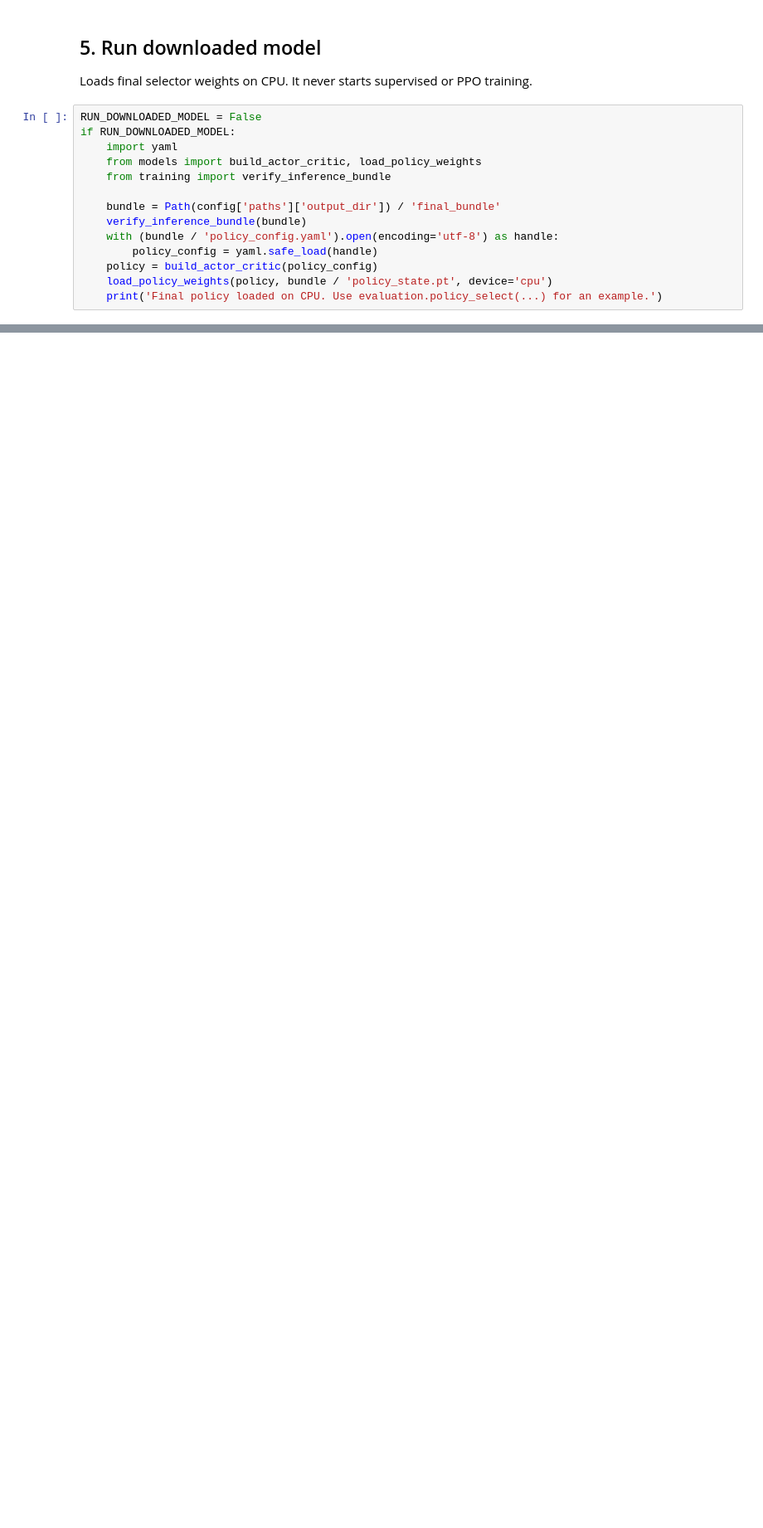
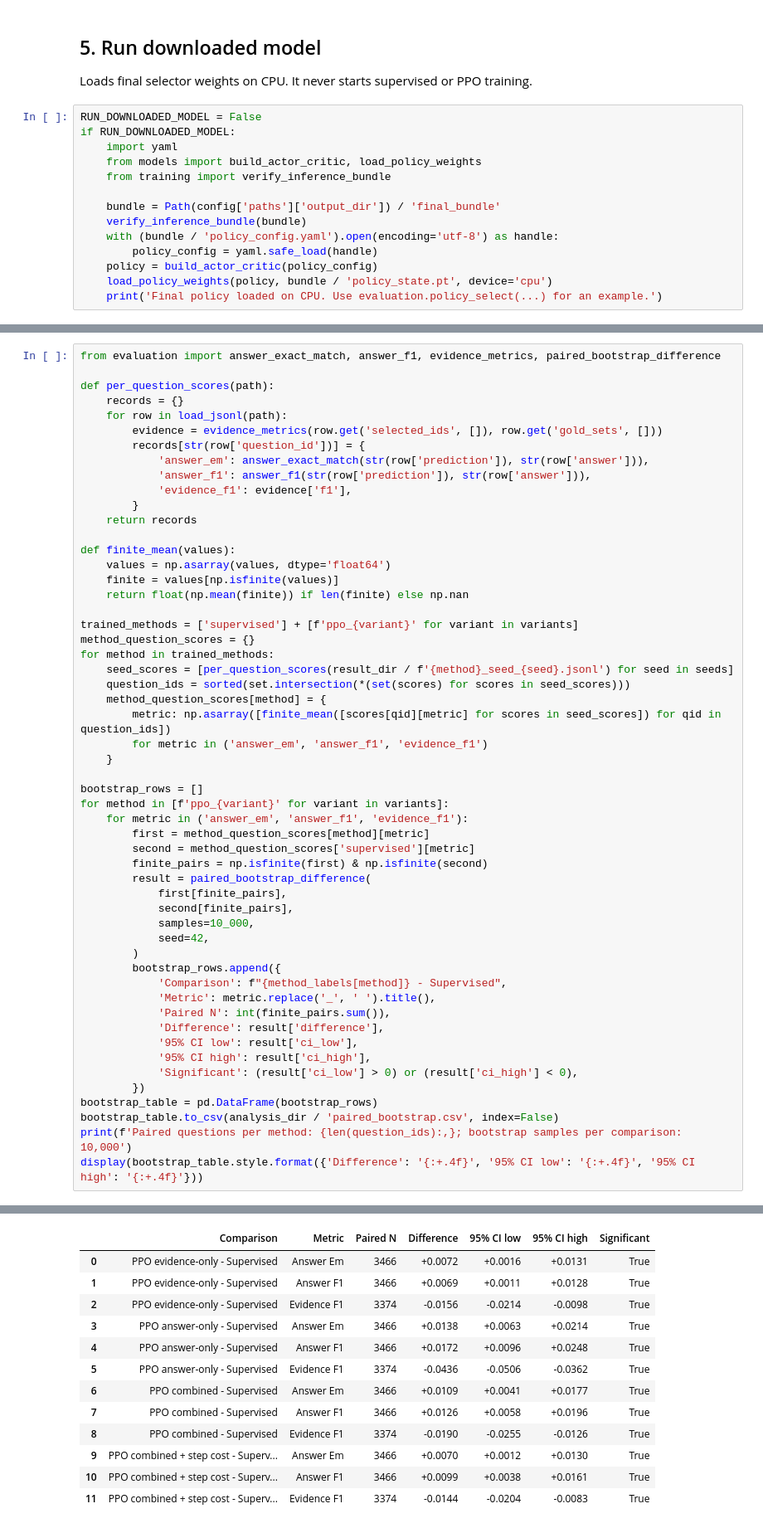
Before and after one commit to Achintya2510/CS_769_Project, a Jupyter notebook: local_workflow.ipynb, the cells around one changed output, grey strips where cells are left out. Shown at 83% size. Saved outputs shown, nothing was run; the diff lists cells and outputs as text; blank space fills up the shorter version.

```diff
--- a/local_workflow.ipynb
+++ b/local_workflow.ipynb
@@ -64,0 +232,55 @@ if RUN_DOWNLOADED_MODEL:
+# %%
+from evaluation import answer_exact_match, answer_f1, evidence_metrics, paired_bootstrap_difference
+
+def per_question_scores(path):
+    records = {}
+    for row in load_jsonl(path):
+        evidence = evidence_metrics(row.get('selected_ids', []), row.get('gold_sets', []))
+        records[str(row['question_id'])] = {
+            'answer_em': answer_exact_match(str(row['prediction']), str(row['answer'])),
+            'answer_f1': answer_f1(str(row['prediction']), str(row['answer'])),
+            'evidence_f1': evidence['f1'],
+        }
+    return records
+
+def finite_mean(values):
+    values = np.asarray(values, dtype='float64')
+    finite = values[np.isfinite(values)]
+    return float(np.mean(finite)) if len(finite) else np.nan
+
+trained_methods = ['supervised'] + [f'ppo_{variant}' for variant in variants]
+method_question_scores = {}
+for method in trained_methods:
+    seed_scores = [per_question_scores(result_dir / f'{method}_seed_{seed}.jsonl') for seed in seeds]
+    question_ids = sorted(set.intersection(*(set(scores) for scores in seed_scores)))
+    method_question_scores[method] = {
+        metric: np.asarray([finite_mean([scores[qid][metric] for scores in seed_scores]) for qid in question_ids])
+        for metric in ('answer_em', 'answer_f1', 'evidence_f1')
+    }
+
+bootstrap_rows = []
+for method in [f'ppo_{variant}' for variant in variants]:
+    for metric in ('answer_em', 'answer_f1', 'evidence_f1'):
+        first = method_question_scores[method][metric]
+        second = method_question_scores['supervised'][metric]
+        finite_pairs = np.isfinite(first) & np.isfinite(second)
+        result = paired_bootstrap_difference(
+            first[finite_pairs],
+            second[finite_pairs],
+            samples=10_000,
+            seed=42,
+        )
+        bootstrap_rows.append({
+            'Comparison': f"{method_labels[method]} - Supervised",
+            'Metric': metric.replace('_', ' ').title(),
+            'Paired N': int(finite_pairs.sum()),
+            'Difference': result['difference'],
+            '95% CI low': result['ci_low'],
+            '95% CI high': result['ci_high'],
+            'Significant': (result['ci_low'] > 0) or (result['ci_high'] < 0),
+        })
+bootstrap_table = pd.DataFrame(bootstrap_rows)
+bootstrap_table.to_csv(analysis_dir / 'paired_bootstrap.csv', index=False)
+print(f'Paired questions per method: {len(question_ids):,}; bootstrap samples per comparison: 10,000')
+display(bootstrap_table.style.format({'Difference': '{:+.4f}', '95% CI low': '{:+.4f}', '95% CI high': '{:+.4f}'}))
+# %% [output]
@@ -64,0 +288,13 @@ if RUN_DOWNLOADED_MODEL:
+|  | Comparison | Metric | Paired N | Difference | 95% CI low | 95% CI high | Significant |
+| 0 | PPO evidence-only - Supervised | Answer Em | 3466 | +0.0072 | +0.0016 | +0.0131 | True |
+| 1 | PPO evidence-only - Supervised | Answer F1 | 3466 | +0.0069 | +0.0011 | +0.0128 | True |
+| 2 | PPO evidence-only - Supervised | Evidence F1 | 3374 | -0.0156 | -0.0214 | -0.0098 | True |
+| 3 | PPO answer-only - Supervised | Answer Em | 3466 | +0.0138 | +0.0063 | +0.0214 | True |
+| 4 | PPO answer-only - Supervised | Answer F1 | 3466 | +0.0172 | +0.0096 | +0.0248 | True |
+| 5 | PPO answer-only - Supervised | Evidence F1 | 3374 | -0.0436 | -0.0506 | -0.0362 | True |
+| 6 | PPO combined - Supervised | Answer Em | 3466 | +0.0109 | +0.0041 | +0.0177 | True |
+| 7 | PPO combined - Supervised | Answer F1 | 3466 | +0.0126 | +0.0058 | +0.0196 | True |
+| 8 | PPO combined - Supervised | Evidence F1 | 3374 | -0.0190 | -0.0255 | -0.0126 | True |
+| 9 | PPO combined + step cost - Superv... | Answer Em | 3466 | +0.0070 | +0.0012 | +0.0130 | True |
+| 10 | PPO combined + step cost - Superv... | Answer F1 | 3466 | +0.0099 | +0.0038 | +0.0161 | True |
+| 11 | PPO combined + step cost - Superv... | Evidence F1 | 3374 | -0.0144 | -0.0204 | -0.0083 | True |
```
Also changed, not shown: parts of 16 cells of this notebook, 2 other files.
